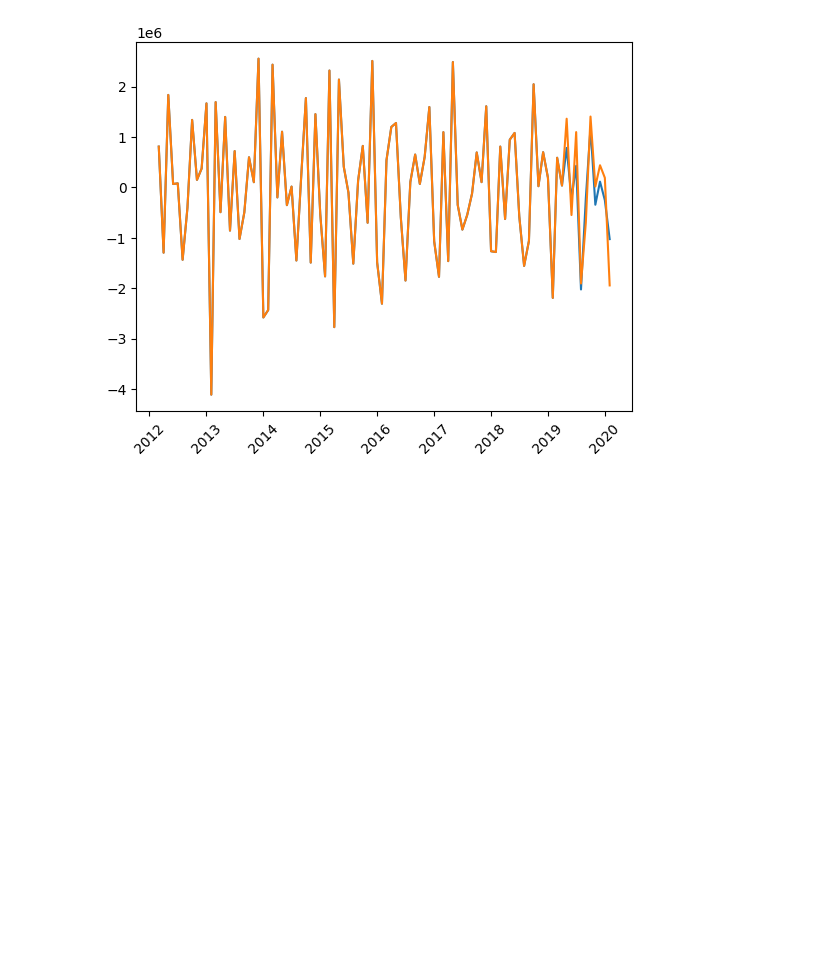
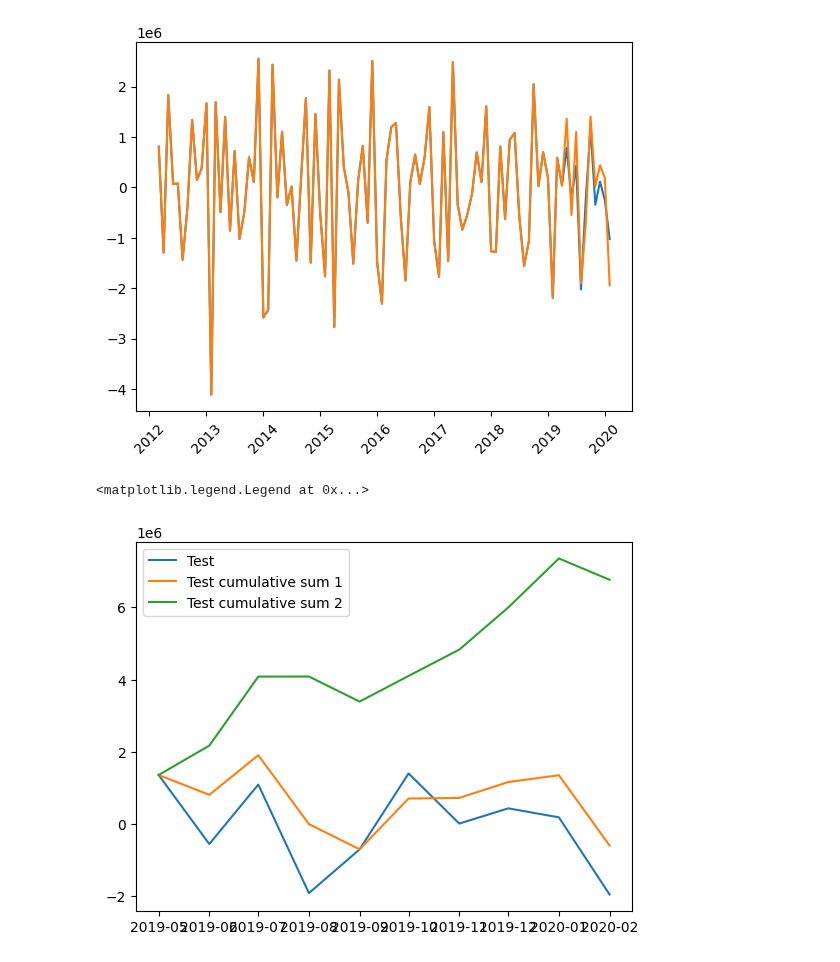
Before and after one commit to tomashbk/electric_energy_demand_argentina, a Jupyter notebook: MA.ipynb, the cells around one changed output. Saved outputs shown, nothing was run; the diff lists cells and outputs as text; code cells hidden in the pictures; blank space fills up the shorter version.

```diff
--- a/MA.ipynb
+++ b/MA.ipynb
@@ -313,3 +313,11 @@ plt.xticks(rotation=45)
 plt.show()
 # %% [output]
 [figure]
+# %%
+plt.plot(test)
+plt.plot(test.cumsum())
+plt.plot(test.cumsum().cumsum())
+plt.legend(['Test', 'Test cumulative sum 1', 'Test cumulative sum 2'])
+# %% [output]
+<matplotlib.legend.Legend at 0x...>
+[figure, added]
```
Also changed, not shown: parts of 2 cells of this notebook, 3 other files.
